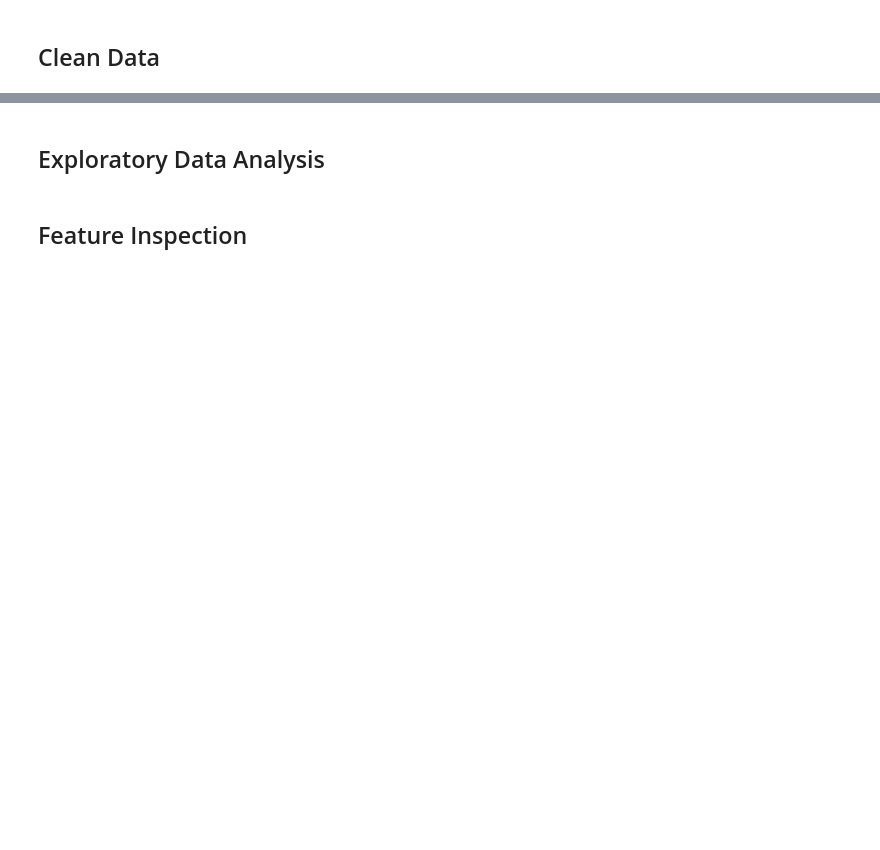
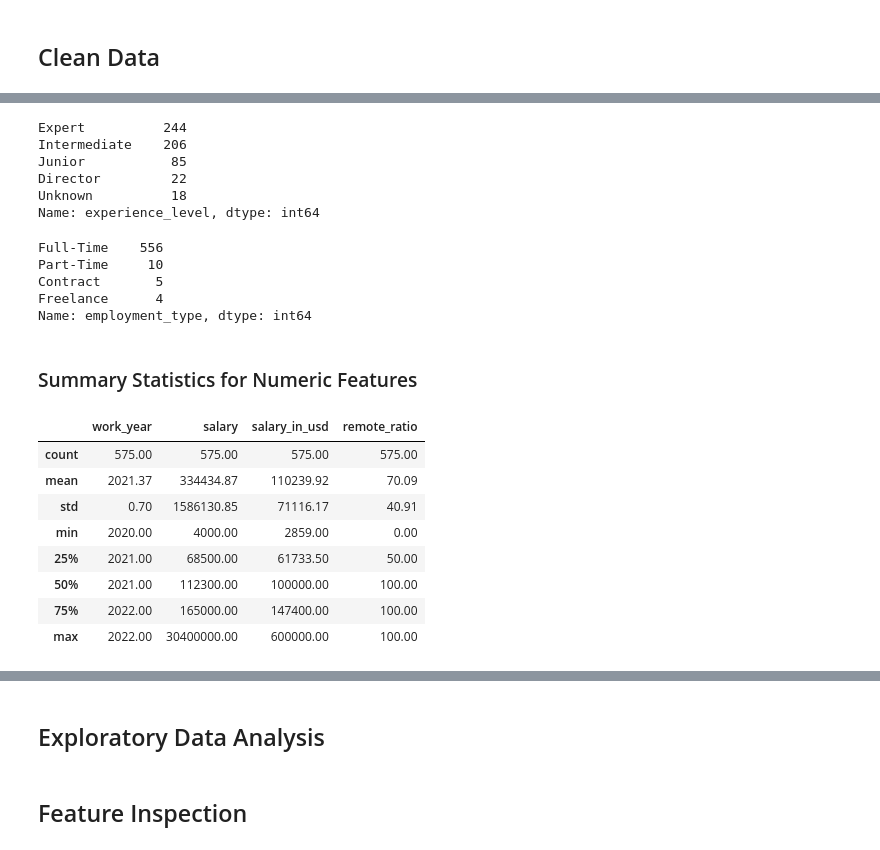
Before and after one commit to Aggie2024/Prediction-of-Product-Sales, a Jupyter notebook: Prediction_of_Product_Sales.ipynb, the cells around one changed output, grey strips where cells are left out. Saved outputs shown, nothing was run; the diff lists cells and outputs as text; code cells hidden in the pictures; blank space fills up the shorter version.

```diff
--- a/Prediction_of_Product_Sales.ipynb
+++ b/Prediction_of_Product_Sales.ipynb
@@ -11,0 +234,7 @@
+# %%
+# Remove $ from the data
+df_sales['salary'].replace ('$100,000', 100000, inplace=True)
+# Now we can convert it to integers
+df_sales['salary'] = df_sales['salary'].astype(int)
+# checking the datatypes again
+df_sales.info()
@@ -11,0 +301,7 @@
+# %%
+# Correcting the inconsistencies
+df_sales['job_title'] = df_sales['job_title'].replace({'data scientist':'Data Scientist',
+                   'data engr':'Data Engineer',
+                   'data analyst':'Data Analyst'})
+# Check the value counts again to confirm
+df_sales['job_title'].value_counts()
@@ -11,0 +330,35 @@
+# %%
+# Rename the experience level categories.
+df_sales['experience_level'] = df_sales['experience_level'].replace({'EN':'Junior','MI':'Intermediate','SE':'Expert','EX':'Director'})
+df_sales['experience_level'].value_counts()
+# %% [output]
+Expert          244
+Intermediate    206
+Junior           85
+Director         22
+Unknown          18
+Name: experience_level, dtype: int64
+# %%
+# Rename the employment type categories.
+df_sales['employment_type'] = df_sales['employment_type'].replace({'FT':'Full-Time', 'CT':'Contract', 'PT':'Part-Time', 'FL':'Freelance'})
+df_sales['employment_type'].value_counts()
+# %% [output]
+Full-Time    556
+Part-Time     10
+Contract       5
+Freelance      4
+Name: employment_type, dtype: int64
+# %% [markdown]
+### Summary Statistics for Numeric Features
+# %%
+df_sales.describe().round(2)
+# %% [output]
+|  | work_year | salary | salary_in_usd | remote_ratio |
+| count | 575.00 | 575.00 | 575.00 | 575.00 |
+| mean | 2021.37 | 334434.87 | 110239.92 | 70.09 |
+| std | 0.70 | 1586130.85 | 71116.17 | 40.91 |
+| min | 2020.00 | 4000.00 | 2859.00 | 0.00 |
+| 25% | 2021.00 | 68500.00 | 61733.50 | 50.00 |
+| 50% | 2021.00 | 112300.00 | 100000.00 | 100.00 |
+| 75% | 2022.00 | 165000.00 | 147400.00 | 100.00 |
+| max | 2022.00 | 30400000.00 | 600000.00 | 100.00 |
```
Also changed, not shown: parts of 39 cells of this notebook.
